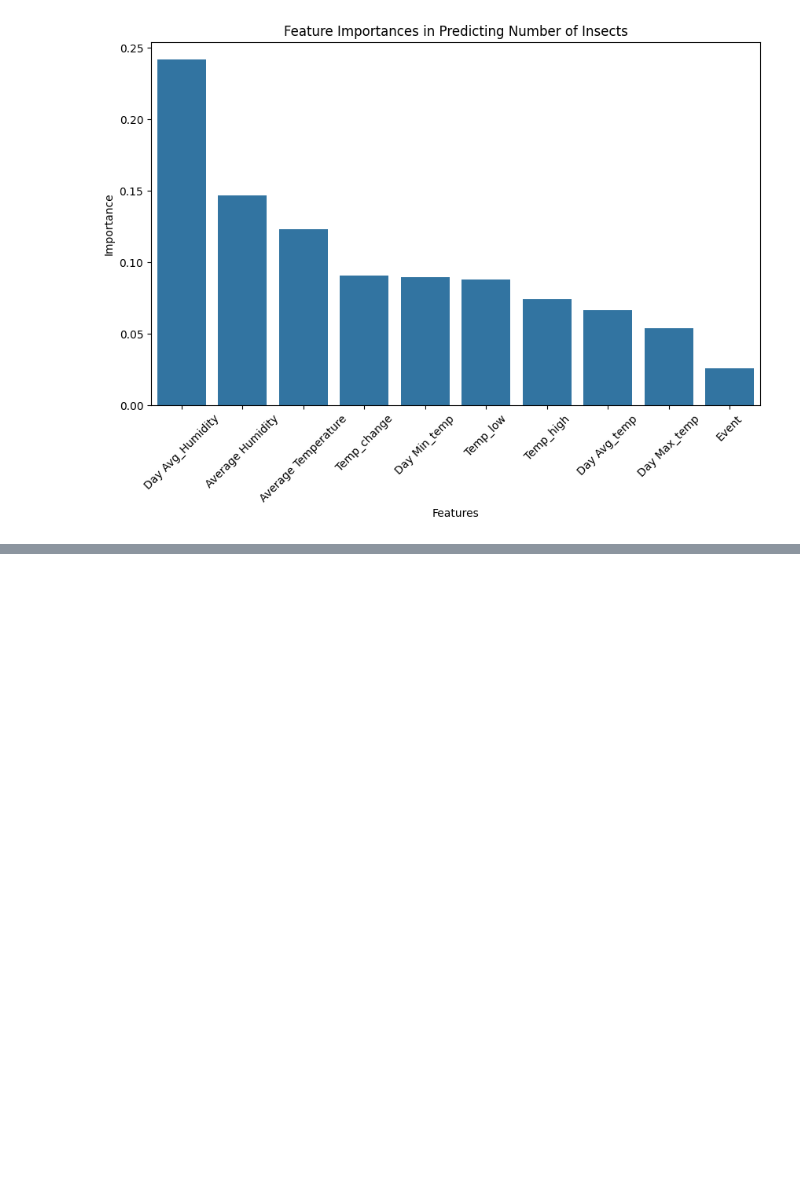
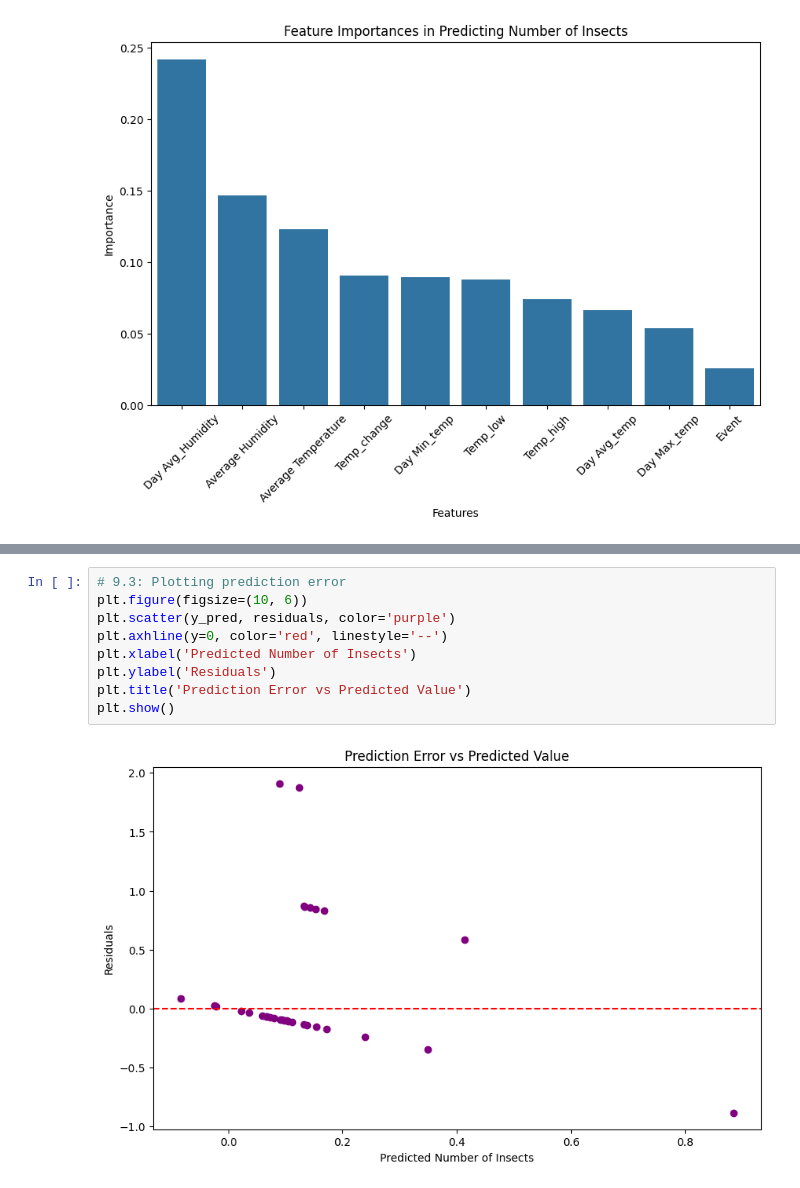
Before and after one commit to LuckyForoozan/Agritech-Pest-Prediction, a Jupyter notebook: EDA_Agritech_Pest_Prediction.ipynb, the cells around one changed output, grey strips where cells are left out. Drawn from its saved outputs; the diff is of its cells as text; blank space fills up the shorter version.

```diff
--- a/EDA_Agritech_Pest_Prediction.ipynb
+++ b/EDA_Agritech_Pest_Prediction.ipynb
@@ -732,0 +803,11 @@ plt.show()
+# %%
+# 9.3: Plotting prediction error
+plt.figure(figsize=(10, 6))
+plt.scatter(y_pred, residuals, color='purple')
+plt.axhline(y=0, color='red', linestyle='--')
+plt.xlabel('Predicted Number of Insects')
+plt.ylabel('Residuals')
+plt.title('Prediction Error vs Predicted Value')
+plt.show()
+# %% [output]
+[figure, added]
```
Also changed, not shown: parts of 16 cells of this notebook.
